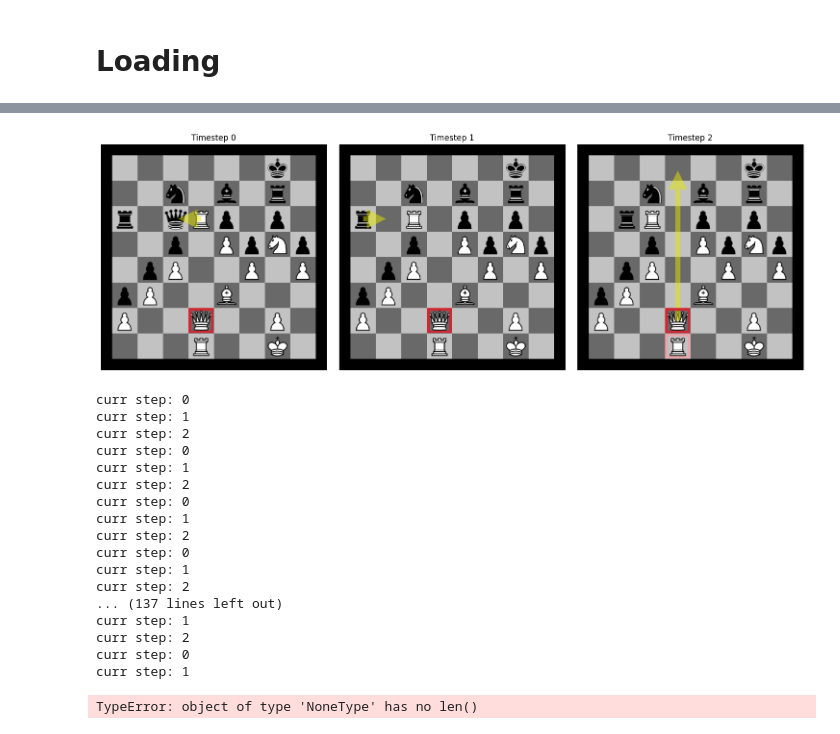
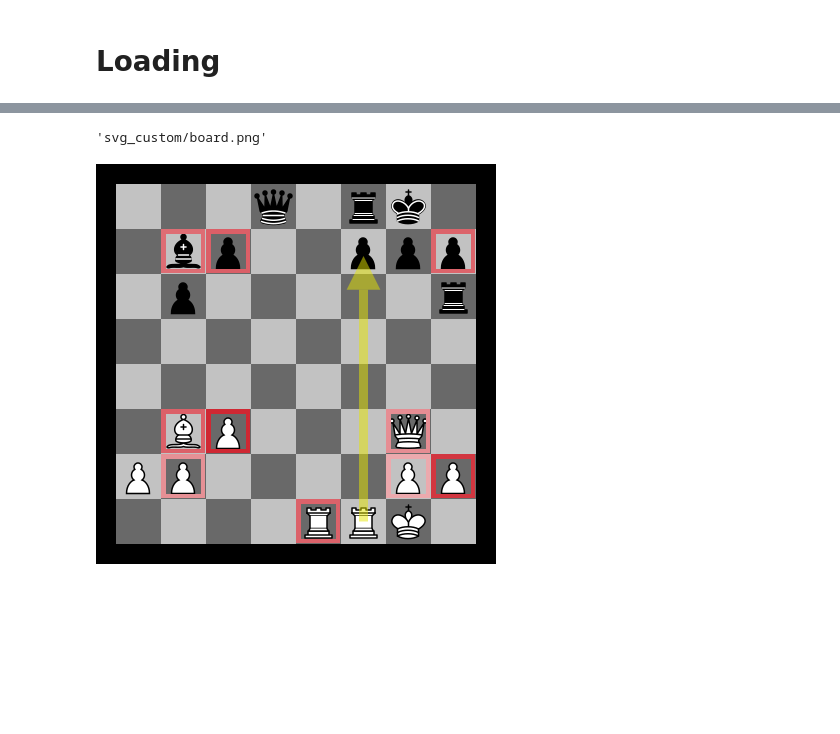
Before and after one commit to radroof22/xAI-chess, a Jupyter notebook: sarfa_baseline.ipynb, the cells around one changed output, grey strips where cells are left out. Cells and saved outputs as stored; diff of their text form; code cells hidden in the pictures; blank space fills up the shorter version.

```diff
--- a/sarfa_baseline.ipynb
+++ b/sarfa_baseline.ipynb
@@ -214,44 +142,19 @@ display(Image(path))
-# %%
-import matplotlib.pyplot as plt
-from PIL import Image as PILImage
-
-# Create a grid of subplots (1 row, 3 columns)
-fig, axes = plt.subplots(1, depth, figsize=(15, 5))  # Adjust the size as needed
-
-# Loop through indices 1 through 3
-for step in range(depth):  # 1 through 3 inclusive
-    board_visualization = BoardVisualization(saliency_results_per_step[step][1])
-    path = board_visualization.show_heatmap(saliency_results_per_step[step][0], actions[step])
-    img = PILImage.open(path)
-
-    # Display the image in the corresponding subplot
-    axes[step].imshow(img)
-    axes[step].axis('off')  # Turn off axis
-    axes[step].set_title(f"Timestep {step}", fontsize=12)
-
-# Adjust layout and show the grid
-plt.tight_layout()
-plt.show()
-# %% [output]
-[figure, removed]
-# %%
-benchmark = SafraBenchmark(lambda x, _: sequential_saliency_algorithm(x, 0.9, 3))
-# %% [output]
-curr step: 0
-curr step: 1
-curr step: 2
-curr step: 0
-curr step: 1
-curr step: 2
-curr step: 0
-curr step: 1
-curr step: 2
-curr step: 0
-curr step: 1
-curr step: 2
-... (137 lines left out)
-curr step: 1
-curr step: 2
-curr step: 0
-curr step: 1
-TypeError: object of type 'NoneType' has no len()
+# %%
+FEN = "3q1rk1/1bp2ppp/1p5r/8/8/1BP3Q1/PP4PP/4RRK1 w - - 0 1"
+board = chess.Board(FEN)
+
+board_visualizer = BoardVisualization(board)
+
+legal_moves = list(board.legal_moves)
+_, optimal_move = engine.q_values(chess.Board(FEN), legal_moves, multipv=len(legal_moves), runtime=2.0)
+
+saliency_results = saliency_algorithm(FEN)
+
+
+board_visualizer.show_heatmap(saliency_results, chess.Move.from_uci(optimal_move))
+# %% [output]
+'svg_custom/board.png'
+# %%
+display(Image('svg_custom/board.png'))
+# %% [output]
+[figure, added]
```
Also changed, not shown: parts of 10 cells of this notebook, 2 other files.
